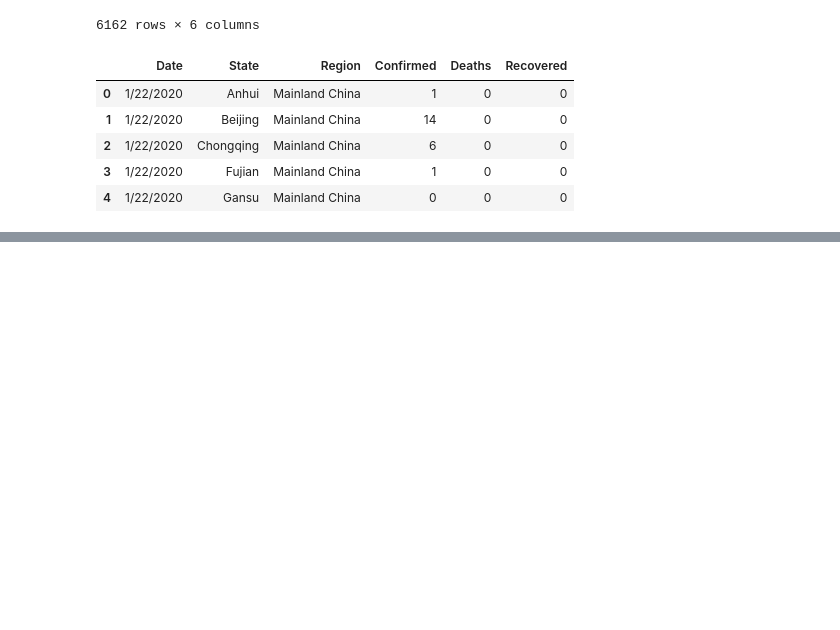
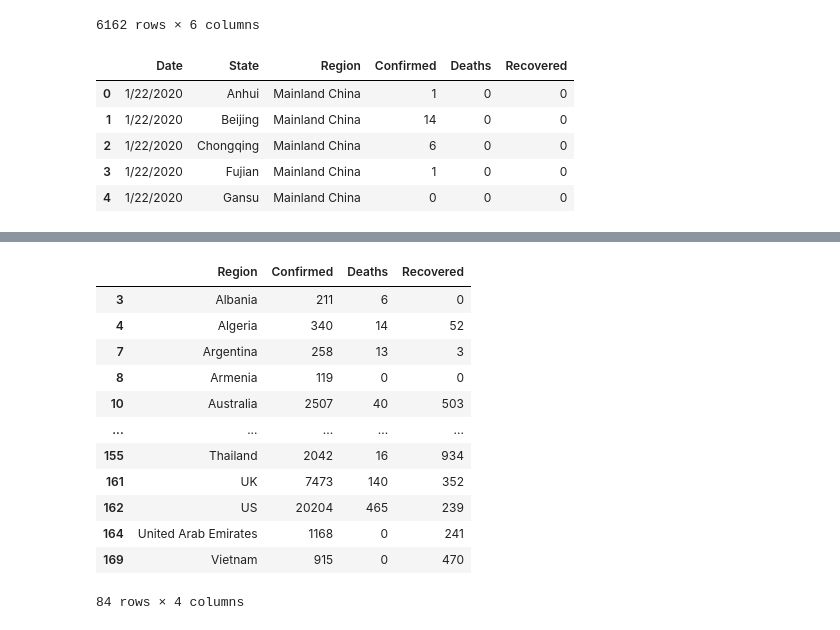
Before and after one commit to mahursh/Covid-19-Dataset, a Jupyter notebook: Covid-19.ipynb, the cells around one changed output, grey strips where cells are left out. Cells and saved outputs as stored; diff of their text form; code cells hidden in the pictures; blank space fills up the shorter version.

```diff
--- a/Covid-19.ipynb
+++ b/Covid-19.ipynb
@@ -146,0 +149,16 @@ df2
+# %%
+df3
+# %% [output]
+|  | Region | Confirmed | Deaths | Recovered |
+| 3 | Albania | 211 | 6 | 0 |
+| 4 | Algeria | 340 | 14 | 52 |
+| 7 | Argentina | 258 | 13 | 3 |
+| 8 | Armenia | 119 | 0 | 0 |
+| 10 | Australia | 2507 | 40 | 503 |
+| ... | ... | ... | ... | ... |
+| 155 | Thailand | 2042 | 16 | 934 |
+| 161 | UK | 7473 | 140 | 352 |
+| 162 | US | 20204 | 465 | 239 |
+| 164 | United Arab Emirates | 1168 | 0 | 241 |
+| 169 | Vietnam | 915 | 0 | 470 |
+84 rows × 4 columns
```
Also changed, not shown: parts of 7 cells of this notebook.
